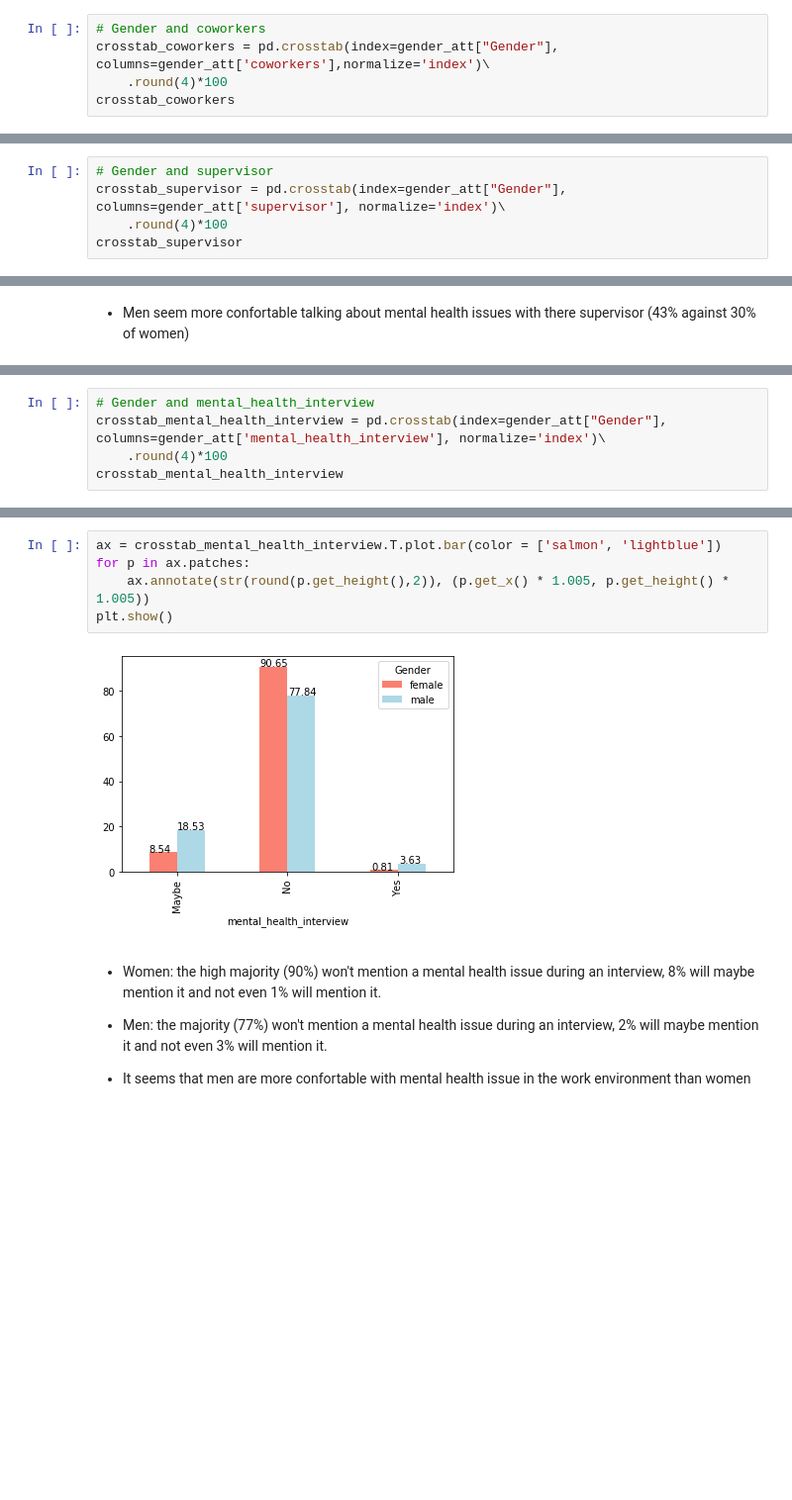
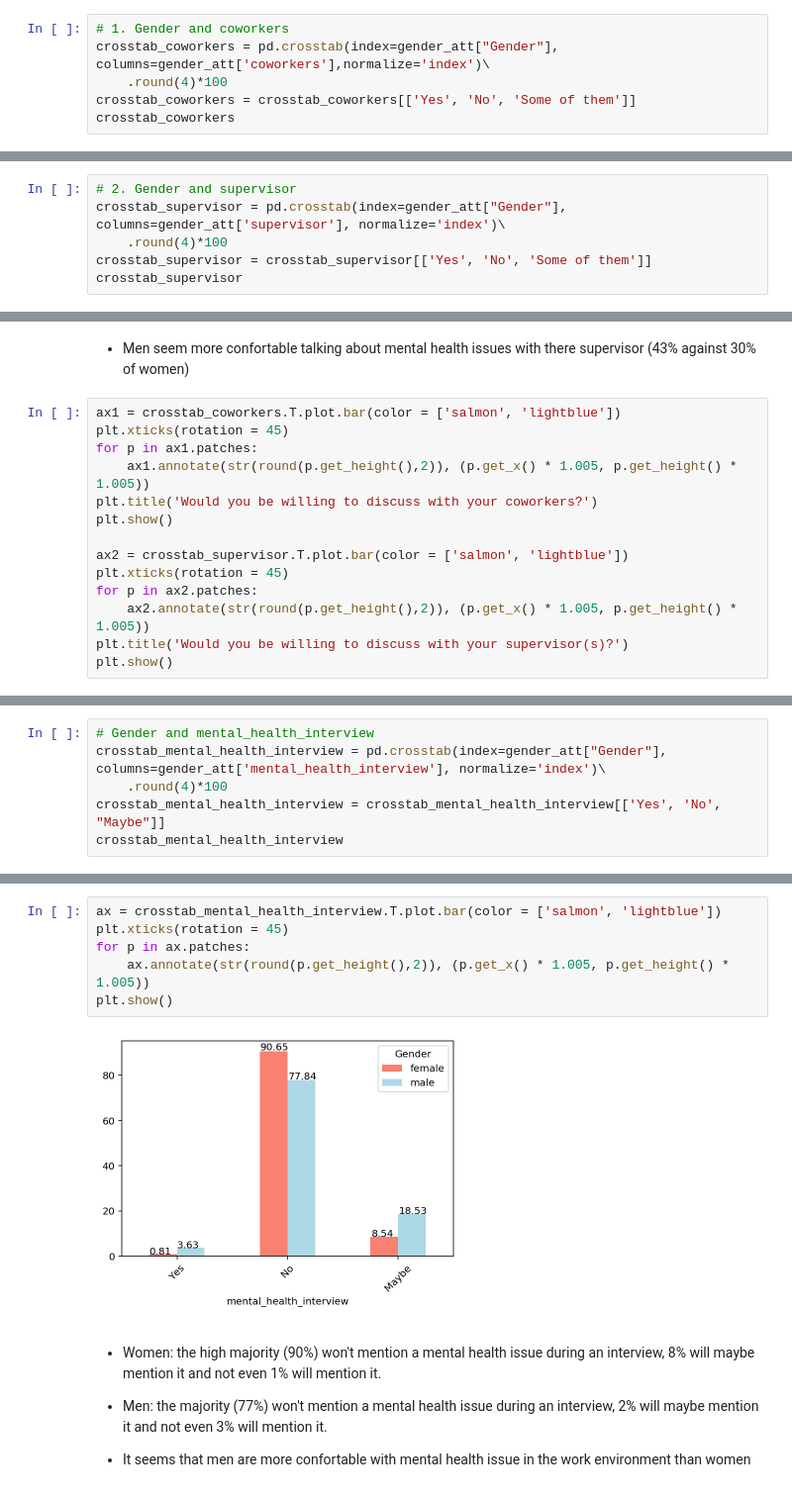
Before and after one commit to chriszapp/data-squad-32_EDA, a Jupyter notebook: Attitude towards mental health.ipynb, the cells around one changed output, grey strips where cells are left out. Shown at 99% size. Saved outputs shown, nothing was run; the diff lists cells and outputs as text; blank space fills up the shorter version.

```diff
--- a/Attitude towards mental health.ipynb
+++ b/Attitude towards mental health.ipynb
@@ -147,6 +202,7 @@ plt.show()
 # %%
-# Gender and coworkers
+# 1. Gender and coworkers
 crosstab_coworkers = pd.crosstab(index=gender_att["Gender"], columns=gender_att['coworkers'],normalize='index')\
     .round(4)*100
+crosstab_coworkers = crosstab_coworkers[['Yes', 'No', 'Some of them']]
 crosstab_coworkers
 # %% [output]
@@ -164,8 +213,9 @@ plt.show()
 # %% [markdown]
 - The majority of men (61%) and women (63%) think that it depends on the coworkers. More men will be willing to talk to a coworker (18% against 13% of women)
 # %%
-# Gender and supervisor
+# 2. Gender and supervisor
 crosstab_supervisor = pd.crosstab(index=gender_att["Gender"], columns=gender_att['supervisor'], normalize='index')\
     .round(4)*100
+crosstab_supervisor = crosstab_supervisor[['Yes', 'No', 'Some of them']]
 crosstab_supervisor
 # %% [output]
@@ -183,2 +226,16 @@ plt.show()
 # %% [markdown]
 - Men seem more confortable talking about mental health issues with there supervisor (43% against 30% of women)
+# %%
+ax1 = crosstab_coworkers.T.plot.bar(color = ['salmon', 'lightblue'])
+plt.xticks(rotation = 45)
+for p in ax1.patches:
+    ax1.annotate(str(round(p.get_height(),2)), (p.get_x() * 1.005, p.get_height() * 1.005))
+plt.title('Would you be willing to discuss with your coworkers?')
+plt.show()
+
+ax2 = crosstab_supervisor.T.plot.bar(color = ['salmon', 'lightblue'])
+plt.xticks(rotation = 45)
+for p in ax2.patches:
+    ax2.annotate(str(round(p.get_height(),2)), (p.get_x() * 1.005, p.get_height() * 1.005))
+plt.title('Would you be willing to discuss with your supervisor(s)?')
+plt.show()
@@ -186,5 +246,6 @@ plt.show()
 # Gender and mental_health_interview
 crosstab_mental_health_interview = pd.crosstab(index=gender_att["Gender"], columns=gender_att['mental_health_interview'], normalize='index')\
     .round(4)*100
+crosstab_mental_health_interview = crosstab_mental_health_interview[['Yes', 'No', "Maybe"]]
 crosstab_mental_health_interview
 # %% [output]
@@ -195,10 +256,11 @@ crosstab_mental_health_interview
 # %%
 ax = crosstab_mental_health_interview.T.plot.bar(color = ['salmon', 'lightblue'])
+plt.xticks(rotation = 45)
 for p in ax.patches:
     ax.annotate(str(round(p.get_height(),2)), (p.get_x() * 1.005, p.get_height() * 1.005))
 plt.show()
 # %% [output]
-[figure, old version]
+[figure, new version]
 # %% [markdown]
 - Women: the high majority (90%) won't mention a mental health issue during an interview, 8% will maybe mention it and not even 1% will mention it.
 - Men: the majority (77%) won't mention a mental health issue during an interview, 2% will maybe mention it and not even 3% will mention it.
```
Also changed, not shown: parts of 28 cells of this notebook, 1 other file.
